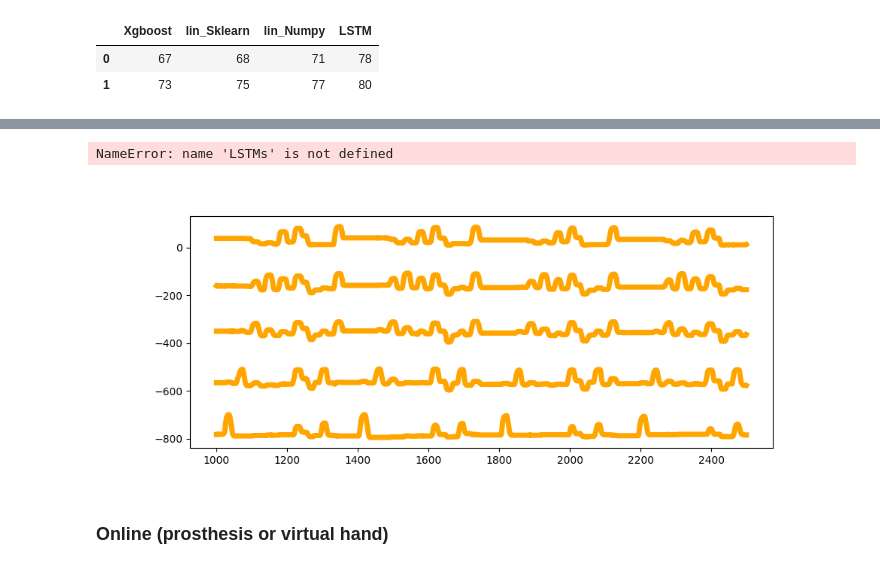
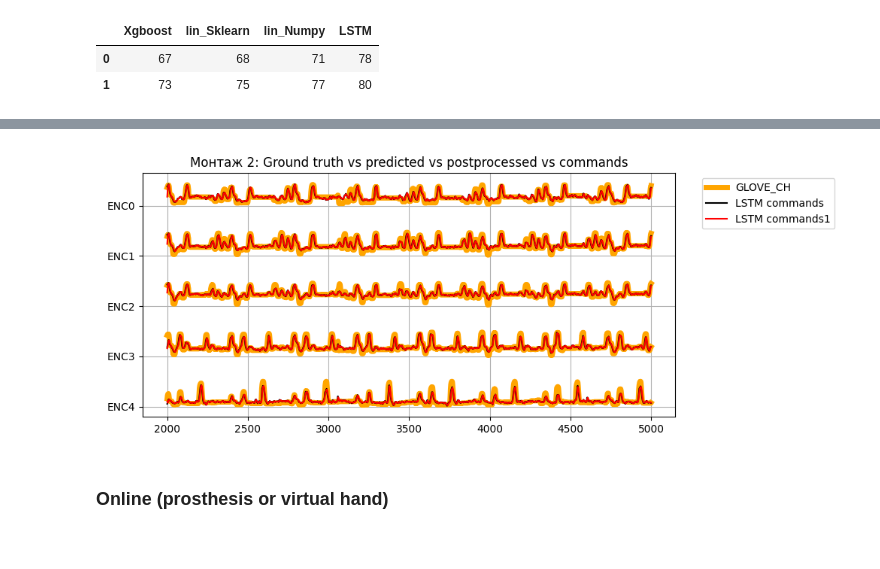
Before and after one commit to Internship-moto/Gestures_3, a Jupyter notebook: notebooks/Gestures_3.ipynb, the cells around one changed output, grey strips where cells are left out. Saved outputs shown, nothing was run; the diff lists cells and outputs as text; code cells hidden in the pictures.

```diff
--- a/notebooks/Gestures_3.ipynb
+++ b/notebooks/Gestures_3.ipynb
@@ -841,7 +843,7 @@ y_1, buff = preprocessing(df_sim[-2])
 # y = get_predict(x, get_weight(X_test, y_test))
 # y
 # %%
-x = y.copy()
+#x = y.copy()
 
 # [Различные варианты загрузки моделей]-------------------------
 
@@ -875,11 +877,12 @@ def inference(x:np.array, saved_model=saved_model)->np.array:
     else:
         #y_pred = saved_model(np.expand_dims(x, 1)) #.round()
 
-        x = np.expand_dims(np.expand_dims(x, 0), 0)
         #y_pred = saved_model.predict(x).round(2)
-        y_pred = (saved_model.predict(x)[0][0]*100).astype(np.float16)
+        #x = np.expand_dims(np.expand_dims(x, 0), 0).astype(np.float16)
+        #y_pred = (saved_model.predict(x)[0][0]).astype(np.float16)
+        y_pred = saved_model(x.reshape(1,1,-1)).numpy()[0][0]*100
 
     return y_pred
 
-predict = inference(x, saved_model=saved_model)
-predict
+# predict = inference(x, saved_model=saved_model)
+# predict
@@ -906,7 +902,7 @@ print(predict_0, predict_1)
 # set empty buffer
 buff_pred = np.zeros((2,5))
 
-def postprocessing(x:np.array=predict, prev:np.array=None, preproc_coef:float=0.57)->np.array:
+def postprocessing(x:np.array, prev:np.array=None, preproc_coef:float=0.57)->np.array:
     """postprocessing of prediction
 
     Args:
@@ -925,7 +921,7 @@ def postprocessing(x:np.array=predict, prev:np.array=None, preproc_coef:float=0.
     else:
         y = x*preproc_coef + prev*(1-preproc_coef) # Holt-Winters filter 0.1i 0.9i-1
 
-    y = np.clip(y, 0, 100)
+    #y = np.clip(y, 0, 100)
 
     return y
 # %%
@@ -994,5 +998,5 @@ gestures.shape
 # %%
-df_sim = gestures.iloc[1000:2500] #.iloc[:7244]
+df_sim = gestures.loc[4000:6000, :] #.iloc[:7244]
 # df_sim= np.concatenate([mounts['gestures_test'][OMG_CH + ACC_CH + GYR_CH], mounts['gestures_test_2'][OMG_CH + ACC_CH + GYR_CH]], axis=0)
 #df_sim = free_movements.iloc[:2000]
 print(df_sim.shape)
@@ -1183,7 +1182,7 @@ plt.tight_layout()
 # %% [markdown]
 ### Offline (dataset)
 # %%
-df_sim = gestures_3_2.iloc[2000:2500]
+df_sim = gestures_3_2.iloc[2000:5000]
 print(df_sim.shape)
 
 TIMEOUT = 1 # 0.33
@@ -1205,6 +1204,7 @@ y_dct = {
     'y_predicted':[],
     'y_postprocessed':[],
     'y_commands':[],
+    'y_commands1':[],
     'ts_time':[]
 }
 
@@ -1249,11 +1249,11 @@ while True:
     # [Inference Postprocessing]
     y_postprocessed     = postprocessing(y_predicted, y_previous) #, preproc_coef=0.3
 
-    #dq.append(y_postprocessed)
+    dq.append(y_postprocessed)
 
     # [Commands composition]
-    # y_commands          = commands_new(y_postprocessed, y_previous, sample_preprocessed) #y_postprocessed
     y_commands          = commands(y_postprocessed)
+    y_commands1         = commands2(dq)
 
 
     # [Data logging]
@@ -1262,7 +1262,8 @@ while True:
     y_dct['sample_preprocessed'].append(sample_preprocessed)
     y_dct['y_predicted'].append(y_predicted)
     y_dct['y_postprocessed'].append(y_postprocessed)
-    y_dct['y_commands'].append(y_commands)
+    y_dct['y_commands'].append(y_commands)      # полученные команды
+    y_dct['y_commands1'].append(y_commands1)    # сглаженные команды
 
     y_previous = y_postprocessed
 
@@ -1339,32 +1326,29 @@ NEW = np.array(y_dct['y_commands'])
 # %%
 xticks = df_sim[GLOVE_CH].index
 dist = -np.arange(len(GLOVE_CH)) * 200
 
 fig, ax = plt.subplots(1, 1,  figsize=(10, 4))
 
 ax.plot(xticks, df_sim[GLOVE_CH] + dist, c='orange', label='GLOVE_CH',linewidth=5)#, label='GLOVE_CH'
-#ax.plot(xticks, lin_Numpy + dist, c='C1', label='lin_Numpy')#
-#ax.plot(xticks,  lin_Sklearn + dist, c='C2', label='lin_Sklearn') #
-#ax.plot(xticks,   Xgboost + dist, c='blue', label ='Xgboost') #
-ax.plot(xticks,   LSTMs + dist, c='k', label ='LSTM')
-ax.plot(xticks,   NEW + dist, c='red', label ='LSTM + nogo commands')
+#ax.plot(xticks,   np.array(y_dct['y_postprocessed']) + dist, c='red', label ='LSTM postprocessed') # + nogo commands
+ax.plot(xticks,   np.array(y_dct['y_commands']) + dist, c='black', label ='LSTM commands') # + nogo commands
+ax.plot(xticks,   np.array(y_dct['y_commands1']) + dist, c='red', label ='LSTM commands1')
 
-plt.title('Ground truth vs predicted vs postprocessed vs commands')
+plt.title('Монтаж 2: Ground truth vs predicted vs postprocessed vs commands')
 plt.yticks(dist, GLOVE_CH)
 
 # get unique labels
 handles, labels = plt.gca().get_legend_handles_labels()
 labels, ids = np.unique(labels, return_index=True)
 handles = [handles[i] for i in ids]
 ax.legend(handles, labels, bbox_to_anchor=[1.04, 1])
 
 plt.grid()
 plt.tight_layout()
 
 #plt.savefig(f'../figures/fig_4.png')
 # %% [output]
-NameError: name 'LSTMs' is not defined
-[figure, old version]
+[figure, new version]
 # %% [markdown]
 ### Online (prosthesis or virtual hand)
 # %%
```
Also changed, not shown: parts of 34 cells of this notebook.
